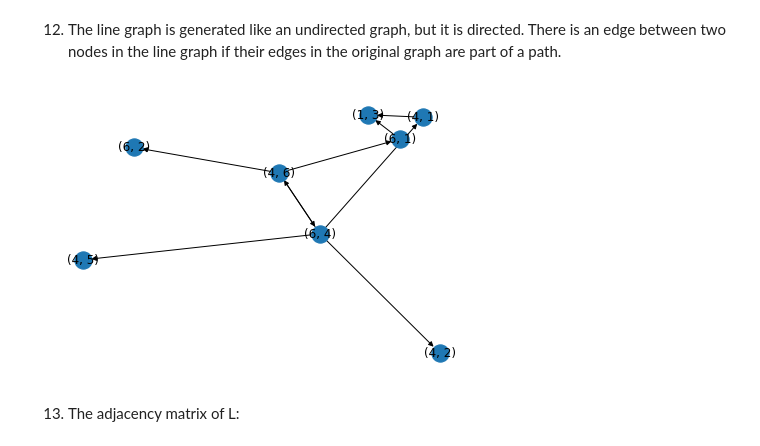
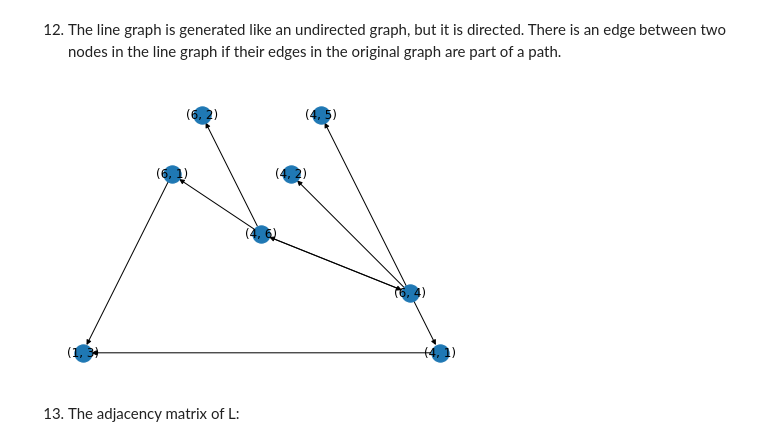
Before and after one commit to CarsonFox/Graph-ML, a Jupyter notebook: Assignment 1.ipynb, the cells around one changed output. Cells and saved outputs as stored; diff of their text form; code cells hidden in the pictures.

Commit message:
Graph outputs

```diff
--- a/Assignment 1.ipynb
+++ b/Assignment 1.ipynb
@@ -222,9 +222,9 @@ True
 12. The line graph is generated like an undirected graph, but it is directed. There is an edge between two nodes in the line graph if their edges in the original graph are part of a path.
 # %%
 L = nx.line_graph(G)
-nx.draw(L, with_labels=True)
+nx.draw_planar(L, with_labels=True)
 # %% [output]
-[figure, old version]
+[figure, new version]
 # %% [markdown]
 13. The adjacency matrix of L:
 # %%
```
Also changed, not shown: parts of 2 cells of this notebook.
